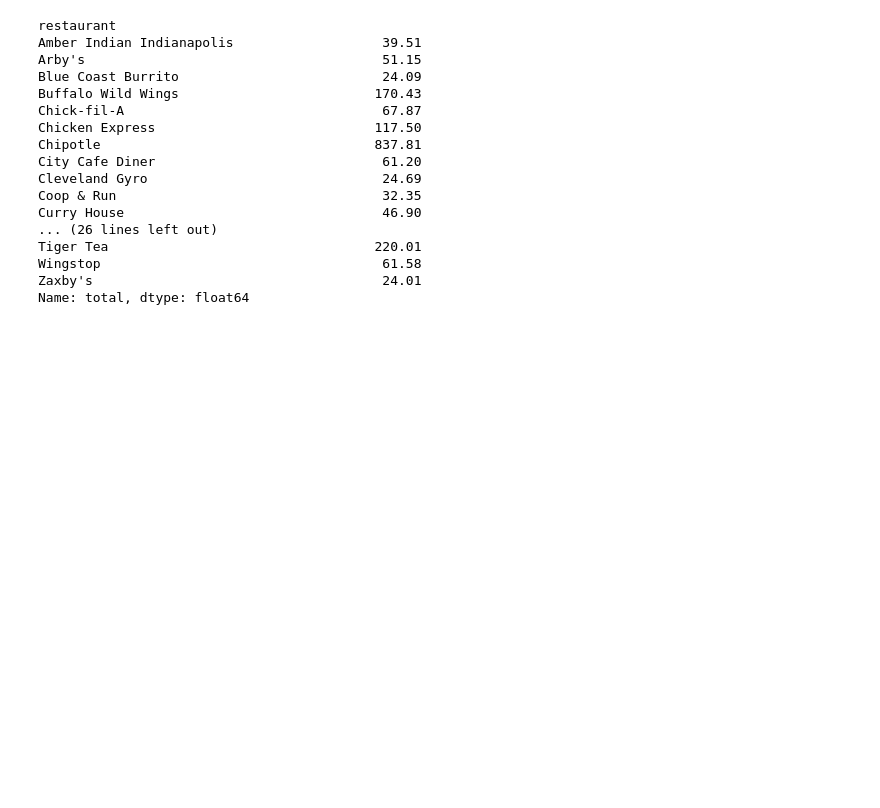
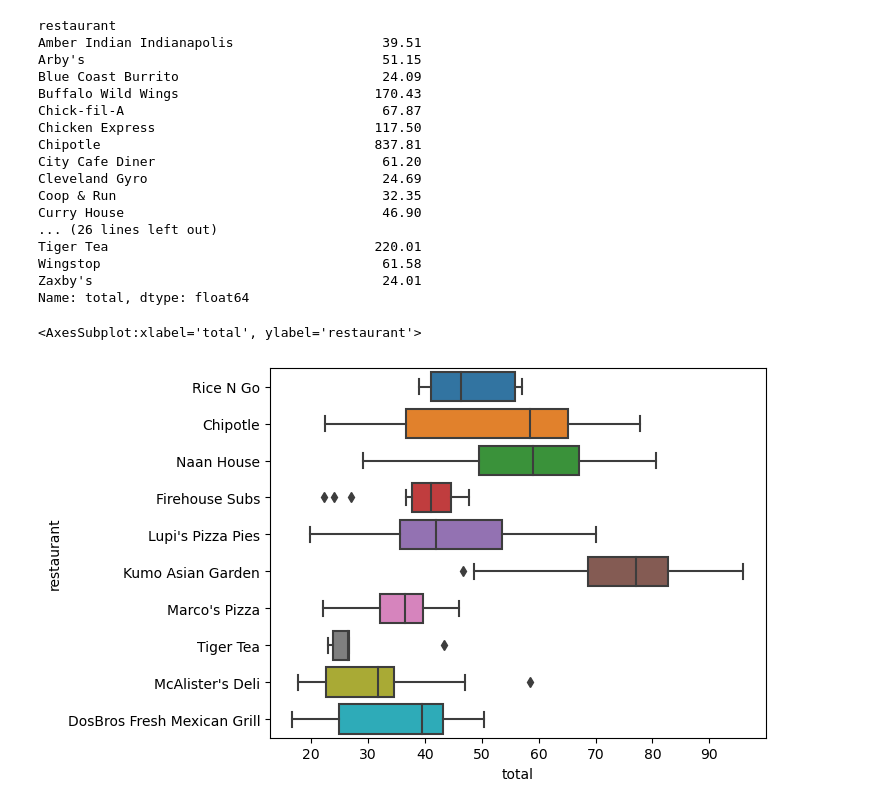
Before and after one commit to kevin-mal-smith/doordash, a Jupyter notebook: Untitled.ipynb, the cells around one changed output. Drawn from its saved outputs; the diff is of its cells as text; code cells hidden in the pictures; blank space fills up the shorter version.

```diff
--- a/Untitled.ipynb
+++ b/Untitled.ipynb
@@ -174,7 +174,7 @@ df
 df.restaurant.value_counts().nlargest(10)
 
 most_frequent = ['Kumo Asian Garden','Naan House',"Lupi's Pizza Pies","McAlister's Deli",'Firehouse Subs',
-                'Chipotle','DosBros Fresh Mexican Grill',"Marco's Pizza","Jersy Mike's Subs",'Tiger Tea']
+                'Chipotle','DosBros Fresh Mexican Grill',"Marco's Pizza","Jersy Mike's Subs",'Tiger Tea','Rice N Go']
 # %%
 
 sns.lineplot(data=df, x='date',y='total')
@@ -227,3 +227,10 @@ Tiger Tea                                  220.01
 Wingstop                                    61.58
 Zaxby's                                     24.01
 Name: total, dtype: float64
+# %%
+freq = df[df.restaurant.isin(most_frequent)==True]
+# %%
+sns.boxplot(data=freq,y='restaurant',x='total')
+# %% [output]
+<AxesSubplot:xlabel='total', ylabel='restaurant'>
+[figure, added]
```
Also changed, not shown: parts of 1 cell of this notebook.
